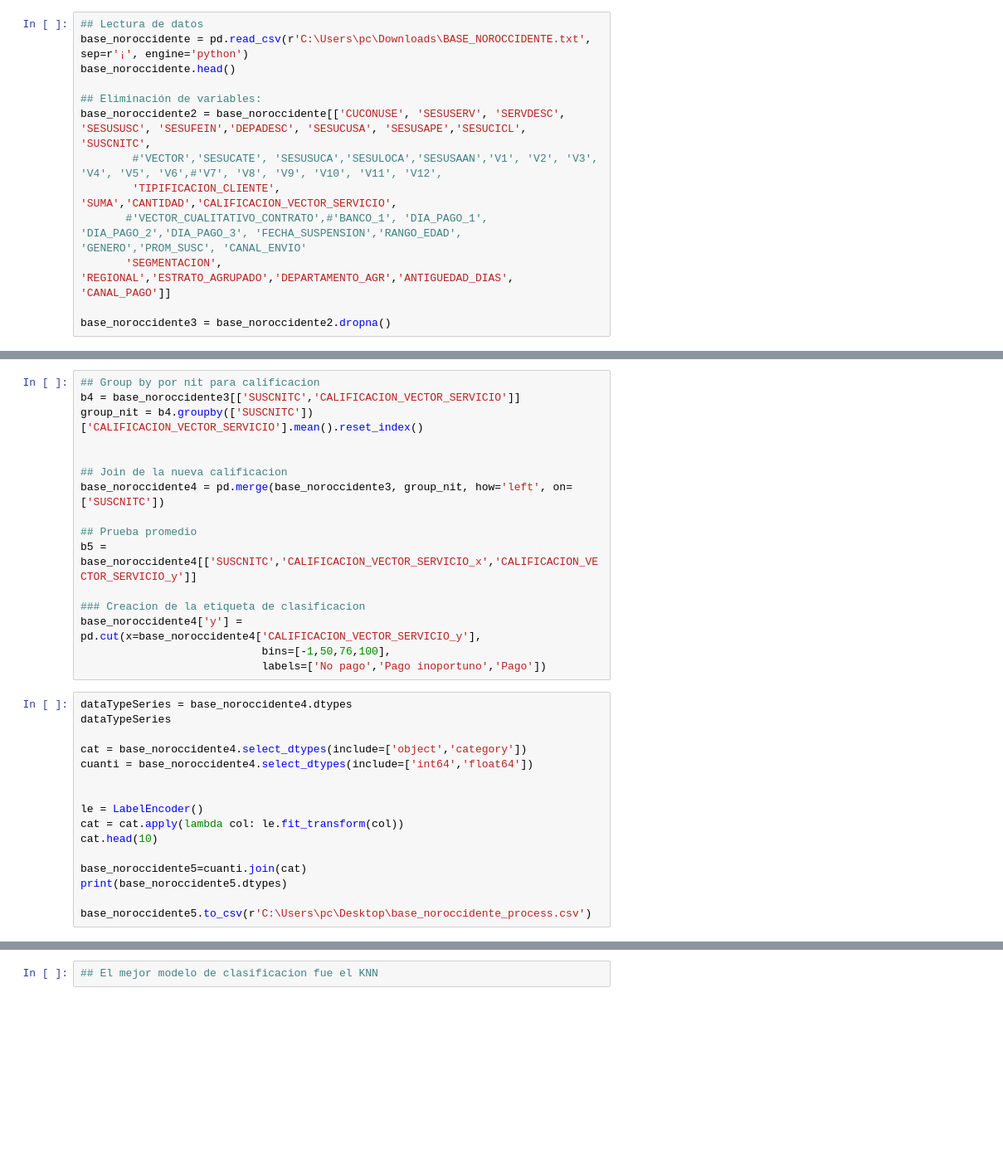
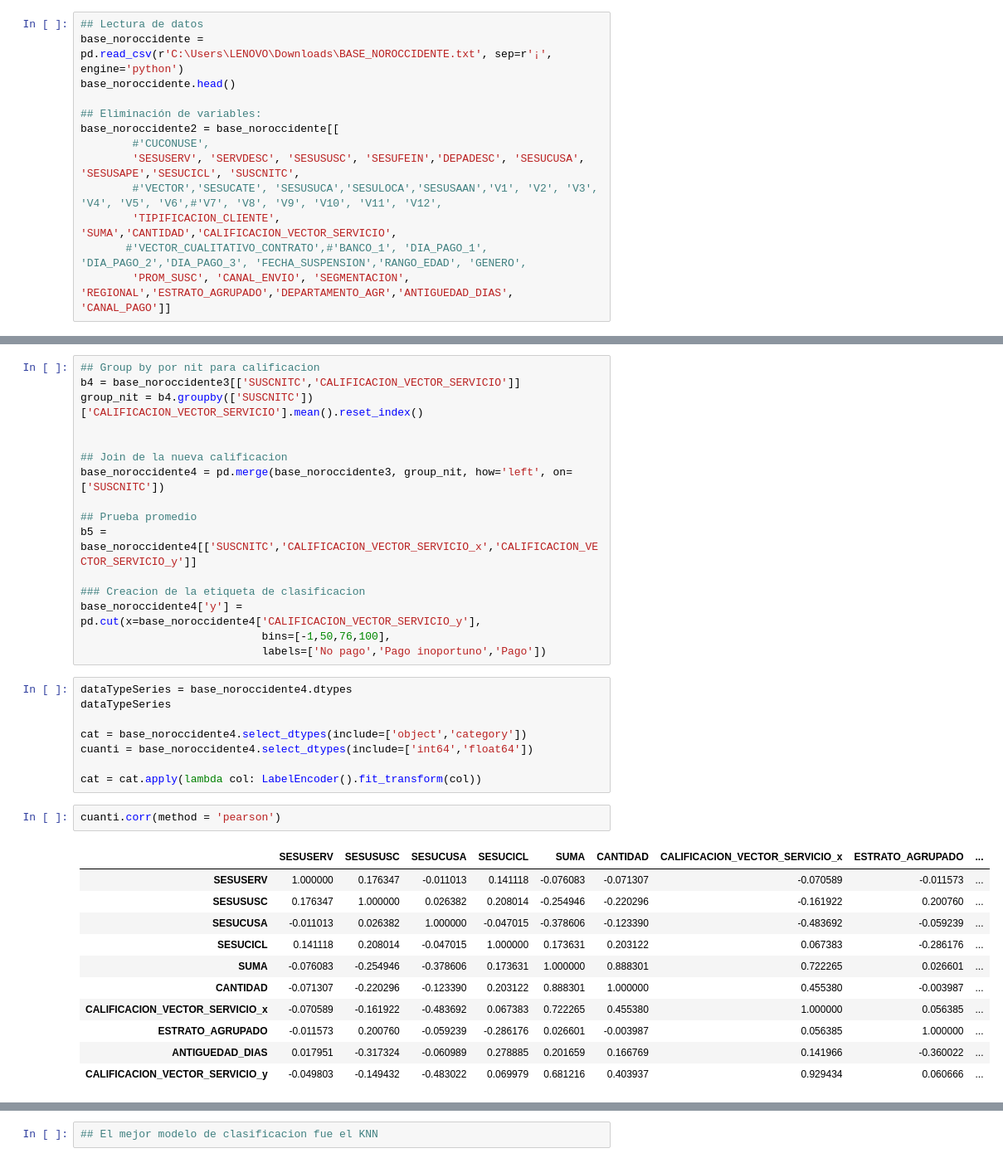
Before and after one commit to hsepulvedaj/proyecto_integrador, a Jupyter notebook: Mdl_preliminar_noroccidente.ipynb, the cells around one changed output, grey strips where cells are left out. Shown at 83% size. Cells and saved outputs as stored; diff of their text form; blank space fills up the shorter version.

```diff
--- a/Mdl_preliminar_noroccidente.ipynb
+++ b/Mdl_preliminar_noroccidente.ipynb
@@ -19,14 +19,14 @@ from sklearn.neural_network import MLPClassifier
 from sklearn.ensemble import RandomForestClassifier
 # %%
 ## Lectura de datos
-base_noroccidente = pd.read_csv(r'C:\Users\pc\Downloads\BASE_NOROCCIDENTE.txt', sep=r'¡', engine='python')
+base_noroccidente = pd.read_csv(r'C:\Users\LENOVO\Downloads\BASE_NOROCCIDENTE.txt', sep=r'¡', engine='python')
 base_noroccidente.head()
 
 ## Eliminación de variables:
-base_noroccidente2 = base_noroccidente[['CUCONUSE', 'SESUSERV', 'SERVDESC', 'SESUSUSC', 'SESUFEIN','DEPADESC', 'SESUCUSA', 'SESUSAPE','SESUCICL', 'SUSCNITC',
+base_noroccidente2 = base_noroccidente[[
+        #'CUCONUSE',
+        'SESUSERV', 'SERVDESC', 'SESUSUSC', 'SESUFEIN','DEPADESC', 'SESUCUSA', 'SESUSAPE','SESUCICL', 'SUSCNITC',
         #'VECTOR','SESUCATE', 'SESUSUCA','SESULOCA','SESUSAAN','V1', 'V2', 'V3', 'V4', 'V5', 'V6',#'V7', 'V8', 'V9', 'V10', 'V11', 'V12',
         'TIPIFICACION_CLIENTE', 'SUMA','CANTIDAD','CALIFICACION_VECTOR_SERVICIO',
-       #'VECTOR_CUALITATIVO_CONTRATO',#'BANCO_1', 'DIA_PAGO_1', 'DIA_PAGO_2','DIA_PAGO_3', 'FECHA_SUSPENSION','RANGO_EDAD', 'GENERO','PROM_SUSC', 'CANAL_ENVIO'
-       'SEGMENTACION', 'REGIONAL','ESTRATO_AGRUPADO','DEPARTAMENTO_AGR','ANTIGUEDAD_DIAS', 'CANAL_PAGO']]
-
-base_noroccidente3 = base_noroccidente2.dropna()
+       #'VECTOR_CUALITATIVO_CONTRATO',#'BANCO_1', 'DIA_PAGO_1', 'DIA_PAGO_2','DIA_PAGO_3', 'FECHA_SUSPENSION','RANGO_EDAD', 'GENERO',
+        'PROM_SUSC', 'CANAL_ENVIO', 'SEGMENTACION', 'REGIONAL','ESTRATO_AGRUPADO','DEPARTAMENTO_AGR','ANTIGUEDAD_DIAS', 'CANAL_PAGO']]
@@ -53,13 +67,19 @@ dataTypeSeries
 cat = base_noroccidente4.select_dtypes(include=['object','category'])
 cuanti = base_noroccidente4.select_dtypes(include=['int64','float64'])
 
-
-le = LabelEncoder()
-cat = cat.apply(lambda col: le.fit_transform(col))
-cat.head(10)
-
-base_noroccidente5=cuanti.join(cat)
-print(base_noroccidente5.dtypes)
-
-base_noroccidente5.to_csv(r'C:\Users\pc\Desktop\base_noroccidente_process.csv')
+cat = cat.apply(lambda col: LabelEncoder().fit_transform(col))
+# %%
+cuanti.corr(method = 'pearson')
+# %% [output]
+|  | SESUSERV | SESUSUSC | SESUCUSA | SESUCICL | SUMA | CANTIDAD | CALIFICACION_VECTOR_SERVICIO_x | ESTRATO_AGRUPADO | ... |
+| SESUSERV | 1.000000 | 0.176347 | -0.011013 | 0.141118 | -0.076083 | -0.071307 | -0.070589 | -0.011573 | ... |
+| SESUSUSC | 0.176347 | 1.000000 | 0.026382 | 0.208014 | -0.254946 | -0.220296 | -0.161922 | 0.200760 | ... |
+| SESUCUSA | -0.011013 | 0.026382 | 1.000000 | -0.047015 | -0.378606 | -0.123390 | -0.483692 | -0.059239 | ... |
+| SESUCICL | 0.141118 | 0.208014 | -0.047015 | 1.000000 | 0.173631 | 0.203122 | 0.067383 | -0.286176 | ... |
+| SUMA | -0.076083 | -0.254946 | -0.378606 | 0.173631 | 1.000000 | 0.888301 | 0.722265 | 0.026601 | ... |
+| CANTIDAD | -0.071307 | -0.220296 | -0.123390 | 0.203122 | 0.888301 | 1.000000 | 0.455380 | -0.003987 | ... |
+| CALIFICACION_VECTOR_SERVICIO_x | -0.070589 | -0.161922 | -0.483692 | 0.067383 | 0.722265 | 0.455380 | 1.000000 | 0.056385 | ... |
+| ESTRATO_AGRUPADO | -0.011573 | 0.200760 | -0.059239 | -0.286176 | 0.026601 | -0.003987 | 0.056385 | 1.000000 | ... |
+| ANTIGUEDAD_DIAS | 0.017951 | -0.317324 | -0.060989 | 0.278885 | 0.201659 | 0.166769 | 0.141966 | -0.360022 | ... |
+| CALIFICACION_VECTOR_SERVICIO_y | -0.049803 | -0.149432 | -0.483022 | 0.069979 | 0.681216 | 0.403937 | 0.929434 | 0.060666 | ... |
 # %%
```
Also changed, not shown: parts of 16 cells of this notebook, 1 other file.
